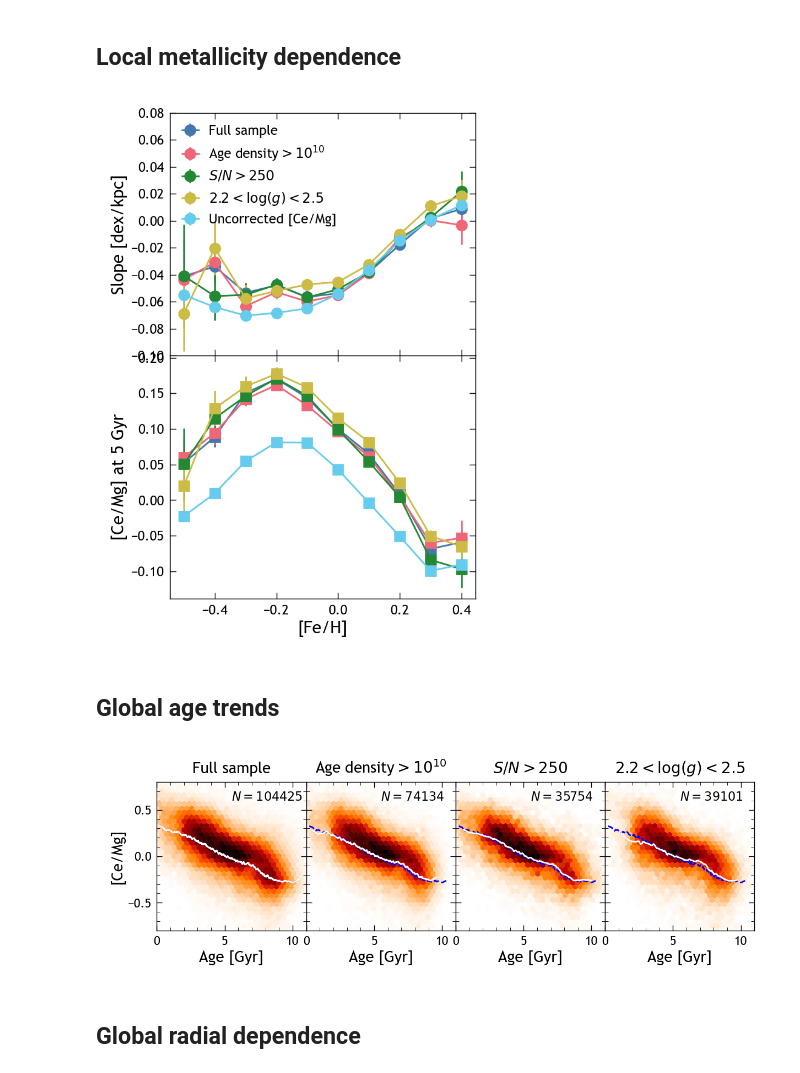
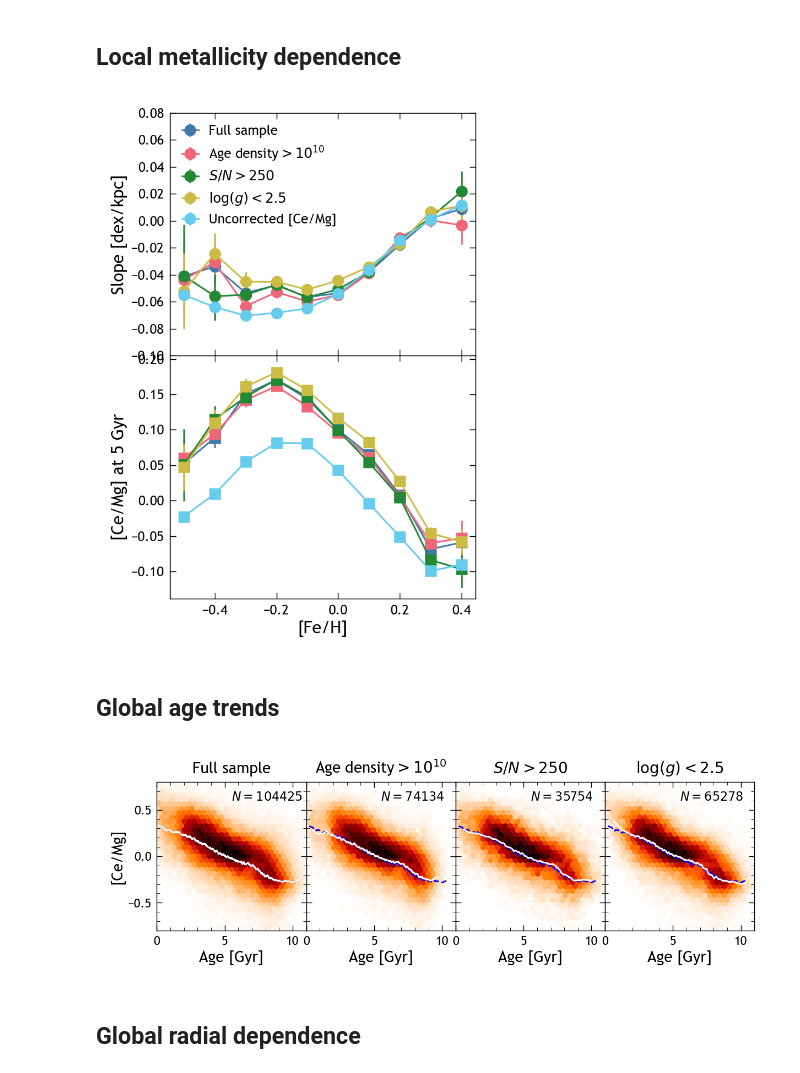
Before and after one commit to lodubay/chemical-clocks, a Jupyter notebook: src/scripts/sensitivity_tests.ipynb, the cells around one changed output. Saved outputs shown, nothing was run; the diff lists cells and outputs as text; code cells hidden in the pictures.

```diff
--- a/src/scripts/sensitivity_tests.ipynb
+++ b/src/scripts/sensitivity_tests.ipynb
@@ -59,8 +59,8 @@ fig, axs = plt.subplots(
     sharex=True, sharey=True,
     gridspec_kw={'wspace': 0}
 )
-labels = ['Full', r'$S/N > 250$', r'$2.2 < \log(g) < 2.5$']
-for i, df in enumerate([local_sample, local_highsn, local_rc]):
+labels = ['Full', r'$S/N > 250$', r'$\log(g) < 2.5$']
+for i, df in enumerate([local_sample, local_highsn, local_lowlogg]):
     # Plot individual stars
     df_low_alpha = df[df['low_alpha']]
     axs[i].scatter(
@@ -221,8 +221,8 @@ met_col = 'fe_h'
 age_delta = 5 # Gyr
 
 ycols = ['ce_mg_corr'] * 4 + ['ce_mg']
-labels = ['Full sample', r'Age density$>10^{10}$', r'$S/N > 250$', r'$2.2 < \log(g) < 2.5$', 'Uncorrected [Ce/Mg]']
-for i, df in enumerate([local_ages, local_betterage, local_highsn_age, local_rc_age, full_sample]):
+labels = ['Full sample', r'Age density$>10^{10}$', r'$S/N > 250$', r'$\log(g) < 2.5$', 'Uncorrected [Ce/Mg]']
+for i, df in enumerate([local_ages, local_betterage, local_highsn_age, local_lowlogg_age, full_sample]):
     df_low_alpha = df[df['low_alpha']]
     # Bin by metallicity and fit linear trend to stars within good age range
     fits = []
@@ -237,34 +237,34 @@ for i, df in enumerate([local_ages, local_betterage, local_highsn_age, local_rc_
             (df_low_alpha['age'] < age_fit_range[1])
         ]
         # Fit linear age trend
         regress = stats.linregress(subset['age'] - age_delta, subset[ycols[i]])
         fits.append(regress)
     # Plot slopes
     slopes = [f.slope for f in fits]
     slope_errs = [f.stderr for f in fits]
     met_bin_centers = get_bin_centers(met_bins)
     axs[0].errorbar(
         met_bin_centers, slopes, yerr=slope_errs,
         label=labels[i],
         marker='o', linestyle='-', capsize=0
     )
     # Plot intercepts
     intercepts = [f.intercept for f in fits]
     intercept_errs = [f.intercept_stderr for f in fits]
     axs[1].errorbar(
         met_bin_centers, intercepts, yerr=intercept_errs,
         label=labels[i],
         marker='s', linestyle='-', capsize=0
     )
 
 axs[0].legend()
 axs[1].set_xlabel('[Fe/H]')
 axs[0].set_ylabel('Slope [dex/kpc]')
 axs[1].set_ylabel('[Ce/Mg] at %s Gyr' % age_delta)
 axs[0].set_ylim((-0.1, 0.08))
 plt.show()
 # %% [output]
-[figure, old version]
+[figure, new version]
 # %% [markdown]
 ## Global age trends
 # %%
@@ -288,8 +288,8 @@ fig, axs = plt.subplots(
 )
 xlim = (0, 11)
 ylim = (-0.8, 0.8)
-labels = ['Full sample', r'Age density$>10^{10}$', r'$S/N > 250$', r'$2.2 < \log(g) < 2.5$']
-for i, df in enumerate([full_ages, better_ages, highsn_ages, rc_ages]):
+labels = ['Full sample', r'Age density$>10^{10}$', r'$S/N > 250$', r'$\log(g) < 2.5$']
+for i, df in enumerate([full_ages, better_ages, highsn_ages, lowlogg_ages]):
     pcm = axs[i].hexbin(
         df['age'], df['ce_mg_corr'],
         C=np.ones(df.shape[0]),
@@ -323,7 +323,7 @@ axs[0].yaxis.set_major_locator(MultipleLocator(0.5))
 axs[0].yaxis.set_minor_locator(MultipleLocator(0.1))
 plt.show()
 # %% [output]
-[figure, old version]
+[figure, new version]
 # %% [markdown]
 ## Global radial dependence
 # %%
```
Also changed, not shown: parts of 2 cells of this notebook, 1 other file.
